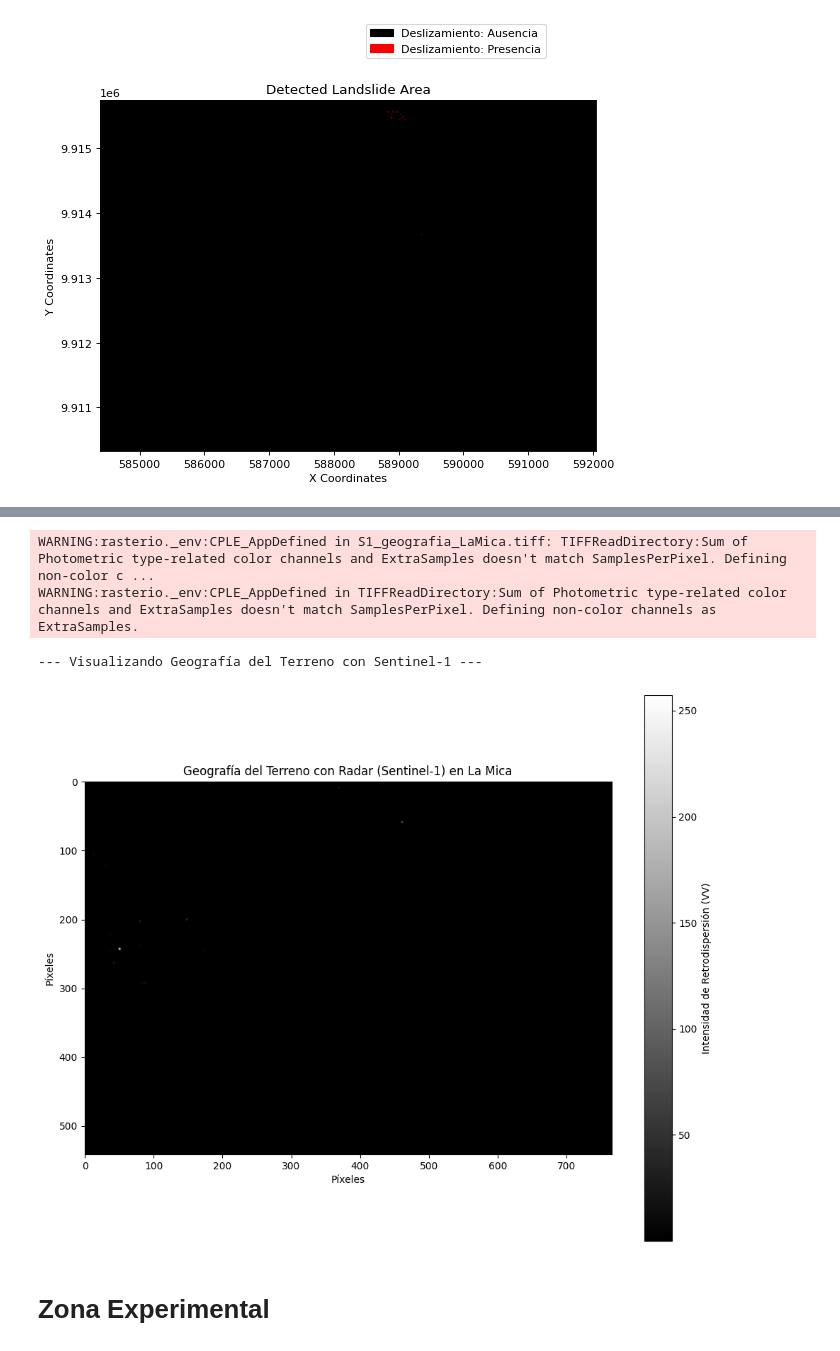
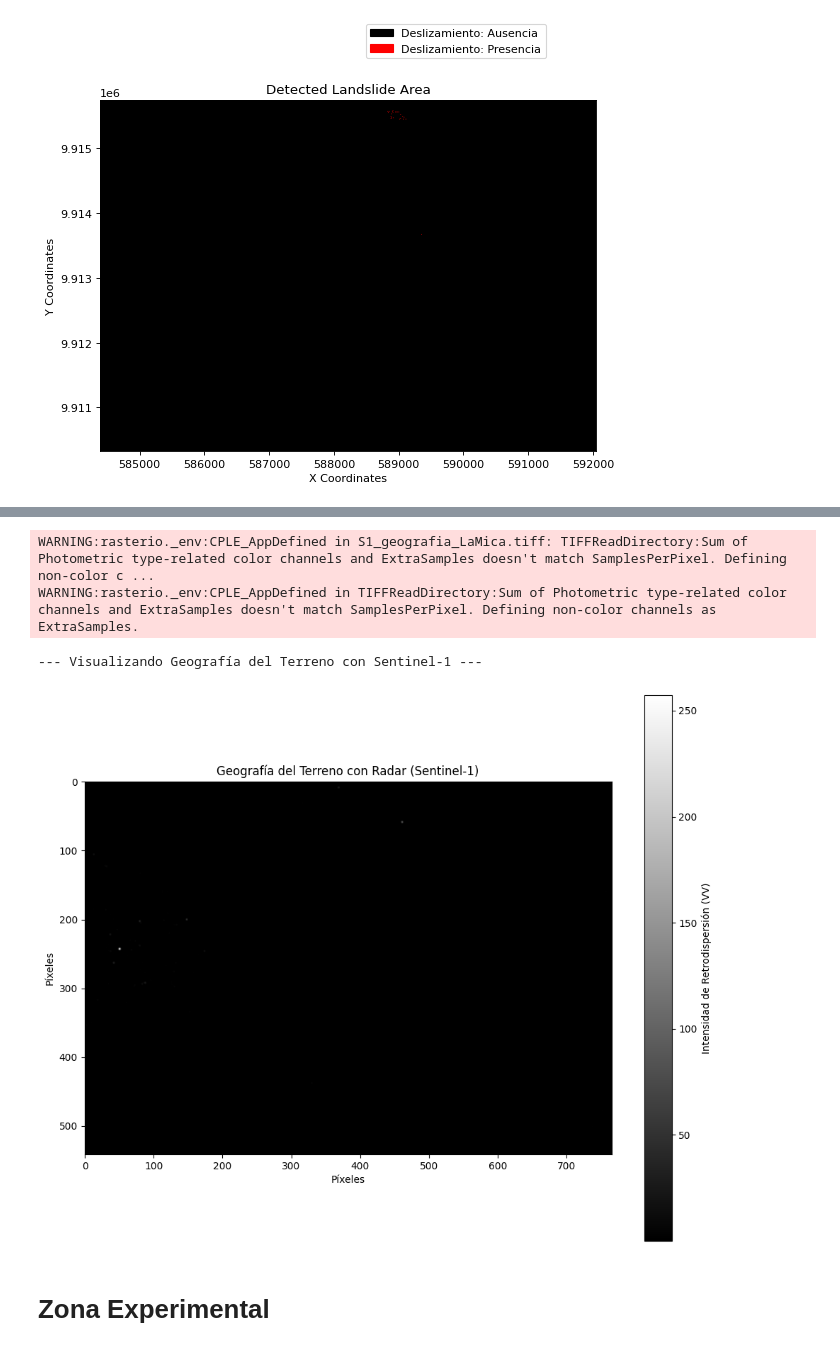
Before and after one commit to Franklingo13/ejemplosCopernicus, a Jupyter notebook: ejemplosJupyter/deslizamineto_tierra_NDVI.ipynb, the cells around one changed output, grey strips where cells are left out. Cells and saved outputs as stored; diff of their text form; code cells hidden in the pictures.

```diff
--- a/ejemplosJupyter/deslizamineto_tierra_NDVI.ipynb
+++ b/ejemplosJupyter/deslizamineto_tierra_NDVI.ipynb
@@ -138,7 +150,7 @@ s1_pre_evento = connection.load_collection(
     "SENTINEL1_GRD",
     temporal_extent=temporal_extent_pre,
     spatial_extent=spatial_extent,
-    bands=["VV", "VH"] # Usamos la polarización VV, sensible a cambios en la superficie
+    bands=["VV", "VH"]
 )
 pre_radar = s1_pre_evento.mean_time()
 
@@ -154,7 +166,7 @@ post_radar = s1_post_evento.mean_time()
 # Se suma un valor pequeño para evitar la división por cero.
 cambio_radar = post_radar / (pre_radar + 0.0001)
 
-output_file_s1 = "S1_cambio_LaMica.tiff"
+output_file_s1 = "S1_cambio_Evento.tiff"
 cambio_radar.download(output_file_s1)
 print(f"Resultado de Sentinel-1 guardado como '{output_file_s1}'")
 
@@ -162,7 +174,7 @@ print(f"Resultado de Sentinel-1 guardado como '{output_file_s1}'")
 print("\n--- Generando imagen geográfica de Sentinel-1 ---")
 # Usaremos la imagen de radar pre-evento para visualizar la geografía base.
 # La señal de radar es excelente para resaltar la topografía.
-output_file_s1_geo = "S1_geografia_LaMica.tiff"
+output_file_s1_geo = "S1_geografia_pre_evento.tiff"
 pre_radar.download(output_file_s1_geo)
 print(f"Imagen geográfica de Sentinel-1 guardada como '{output_file_s1_geo}'")
 # %% [output]
@@ -205,28 +354,28 @@ WARNING:rasterio._env:CPLE_AppDefined in TIFFReadDirectory:Sum of Photometric ty
 # %%
 # Paso 8: Visualizar Geografía del Terreno (Radar)
 print("\n--- Visualizando Geografía del Terreno con Sentinel-1 ---")
 try:
     with rasterio.open(output_file_s1_geo) as img:
         value_geo = img.read(1)
 
         # --- Graficar la imagen de radar en escala de grises ---
         fig, ax = plt.subplots(figsize=(12, 10), dpi=100)
 
         # El mapa de color 'gray' es ideal para este tipo de visualización
         im = ax.imshow(value_geo, cmap='gray')
 
         fig.colorbar(im, ax=ax, label="Intensidad de Retrodispersión (VV)")
-        ax.set_title("Geografía del Terreno con Radar (Sentinel-1) en La Mica")
+        ax.set_title("Geografía del Terreno con Radar (Sentinel-1)")
         ax.set_xlabel("Píxeles")
         ax.set_ylabel("Píxeles")
         plt.show()
 except Exception as e:
     print(f"No se pudo procesar el archivo geográfico de Sentinel-1: {e}")
 # %% [output]
 WARNING:rasterio._env:CPLE_AppDefined in S1_geografia_LaMica.tiff: TIFFReadDirectory:Sum of Photometric type-related color channels and ExtraSamples doesn't match SamplesPerPixel. Defining non-color c ...
 WARNING:rasterio._env:CPLE_AppDefined in TIFFReadDirectory:Sum of Photometric type-related color channels and ExtraSamples doesn't match SamplesPerPixel. Defining non-color channels as ExtraSamples.
 --- Visualizando Geografía del Terreno con Sentinel-1 ---
-[figure, old version]
+[figure, new version]
 # %% [markdown]
 # Zona Experimental
 # %%
```
Also changed, not shown: parts of 12 cells of this notebook.
